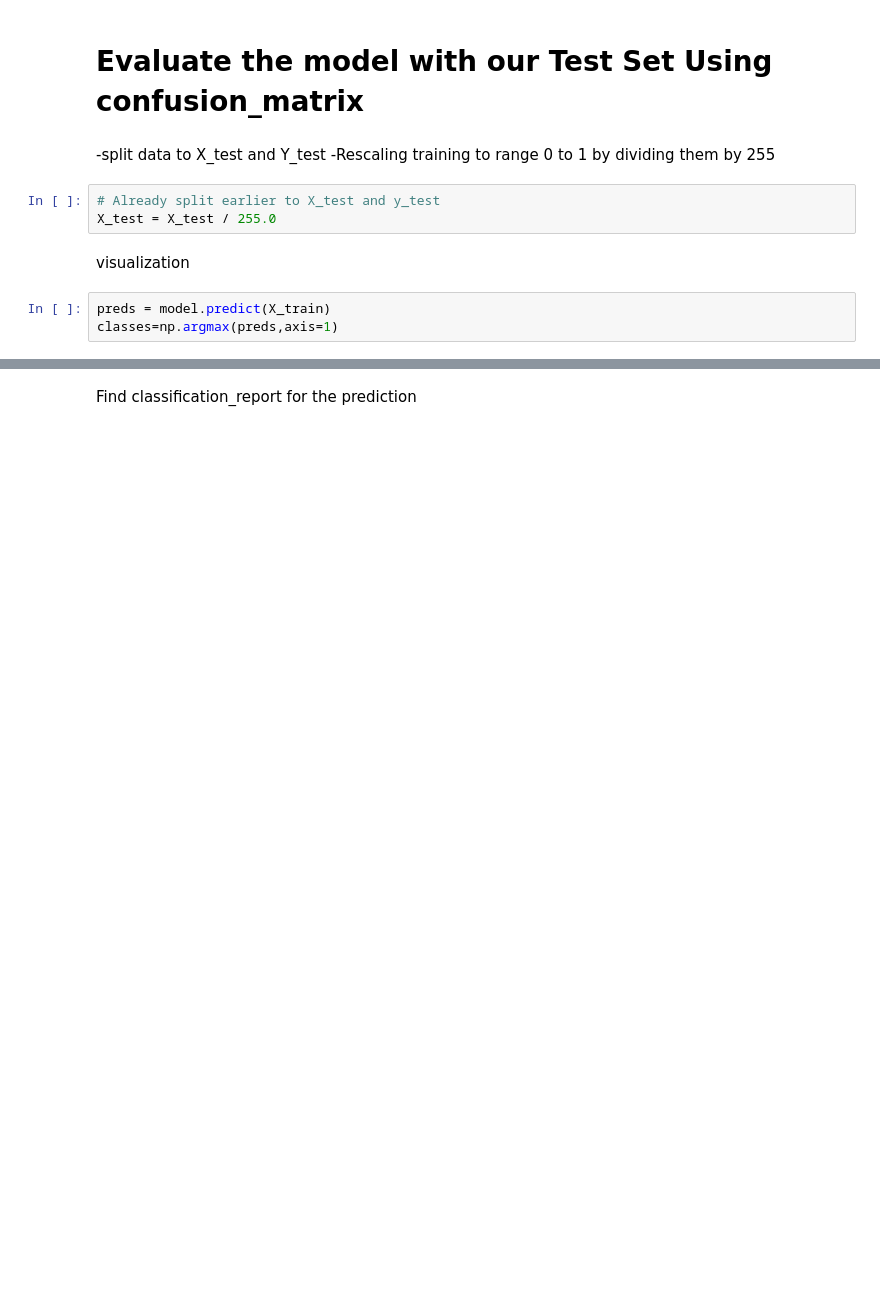
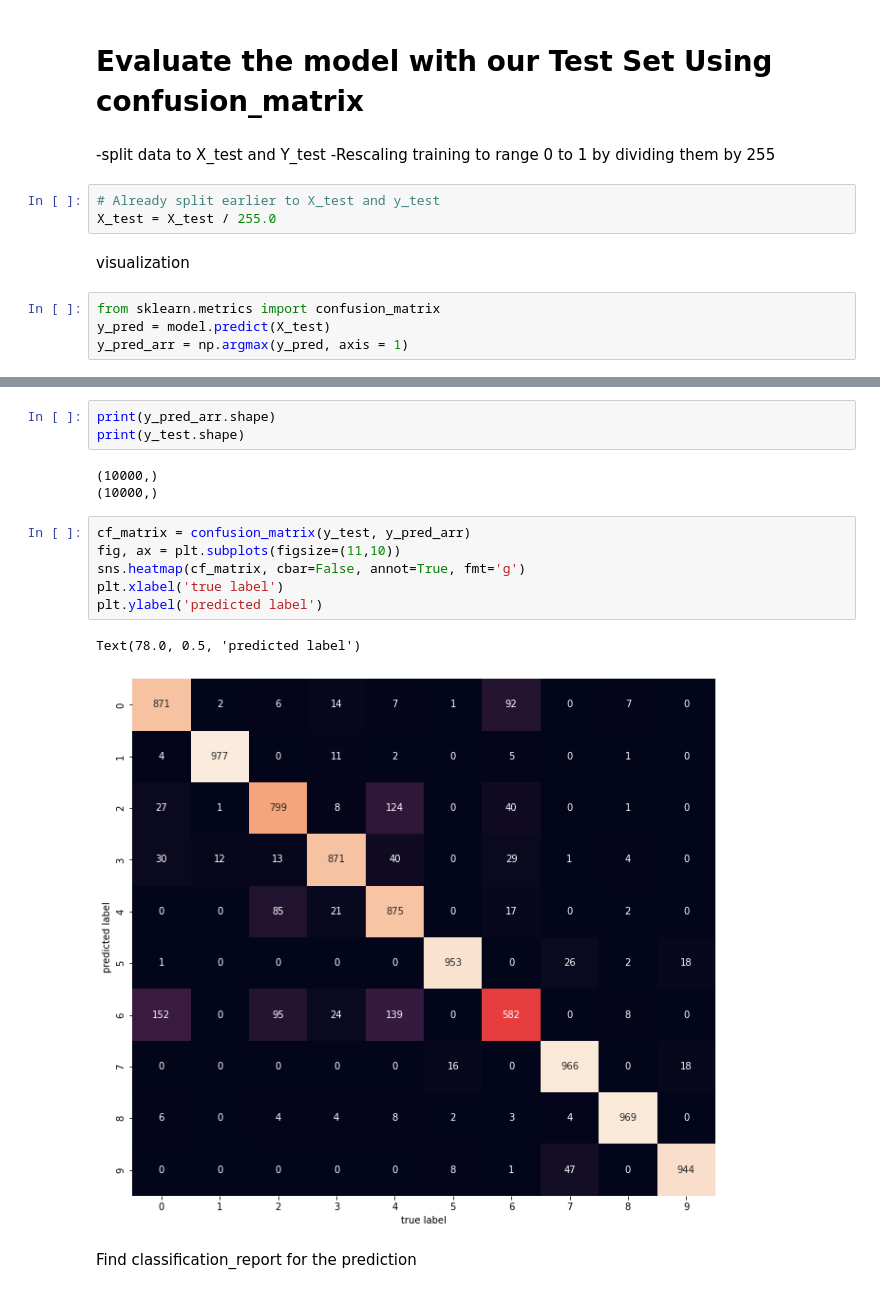
Before and after one commit to esraa-abdelmaksoud/Shai-Training-Notebooks, a Jupyter notebook: Fashion_MNIST_Training.ipynb, the cells around one changed output, grey strips where cells are left out. Cells and saved outputs as stored; diff of their text form; blank space fills up the shorter version.

```diff
--- a/Fashion_MNIST_Training.ipynb
+++ b/Fashion_MNIST_Training.ipynb
@@ -137,6 +134,7 @@ X_test = X_test / 255.0
 # %% [markdown]
 visualization
 # %%
-preds = model.predict(X_train)
-classes=np.argmax(preds,axis=1)
+from sklearn.metrics import confusion_matrix
+y_pred = model.predict(X_test)
+y_pred_arr = np.argmax(y_pred, axis = 1)
 # %% [output]
@@ -170,2 +142,17 @@ sns.heatmap(df, annot=True)
+# %%
+print(y_pred_arr.shape)
+print(y_test.shape)
+# %% [output]
+(10000,)
+(10000,)
+# %%
+cf_matrix = confusion_matrix(y_test, y_pred_arr)
+fig, ax = plt.subplots(figsize=(11,10))
+sns.heatmap(cf_matrix, cbar=False, annot=True, fmt='g')
+plt.xlabel('true label')
+plt.ylabel('predicted label')
+# %% [output]
+Text(78.0, 0.5, 'predicted label')
+[figure, added]
 # %% [markdown]
 Find classification_report for the prediction
```
Also changed, not shown: parts of 12 cells of this notebook.
